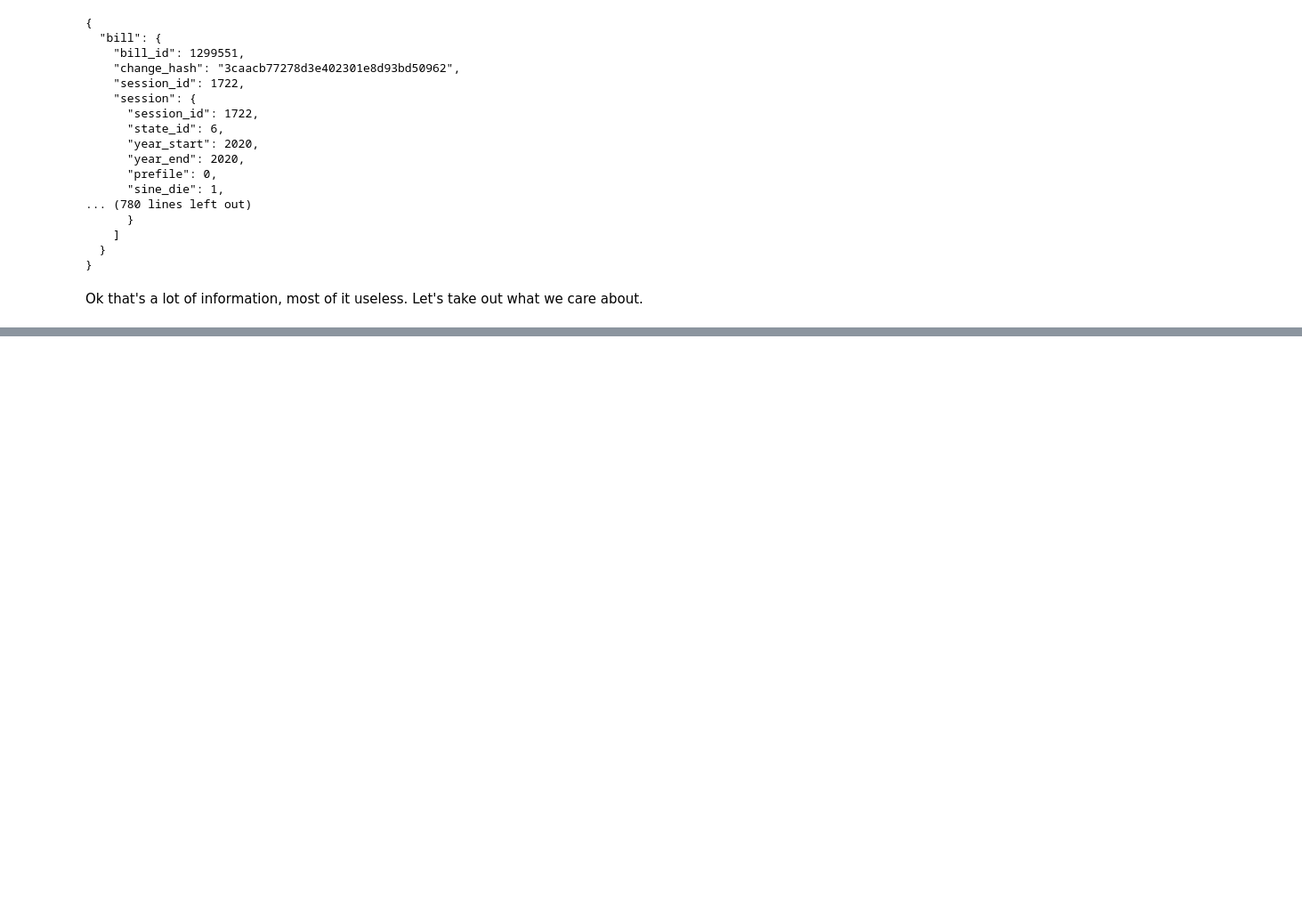
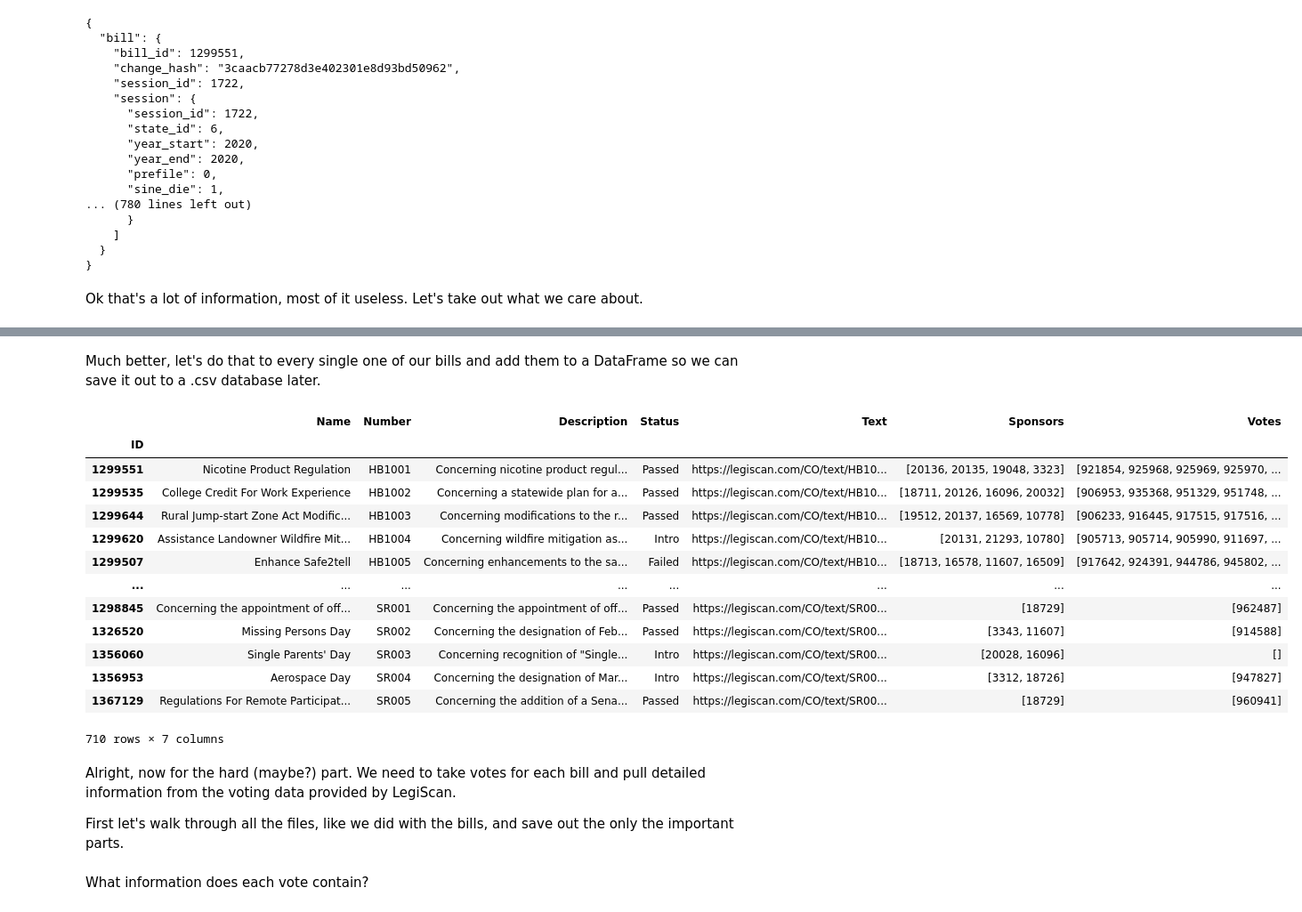
Before and after one commit to silas-wunder/LegiScan, a Jupyter notebook: basic_analysis.ipynb, the cells around one changed output, grey strips where cells are left out. Shown at 89% size. Saved outputs shown, nothing was run; the diff lists cells and outputs as text; code cells hidden in the pictures; blank space fills up the shorter version.

Commit message:
added vote parsing

```diff
--- a/basic_analysis.ipynb
+++ b/basic_analysis.ipynb
@@ -192,0 +42,38 @@ len(bill_objects)
+# %%
+statuses = [
+    "N\\A",
+    "Intro",
+    "Engrossed",
+    "Enrolled",
+    "Passed",
+    "Vetoed",
+    "Failed",
+    "Override",
+    "Chaptered",
+    "Refer",
+    "Report Pass",
+    "Report DNP",
+    "Draft",
+]
+bill_id = bills[0]['bill']['bill_id']
+status = statuses[bills[0]["bill"]["status"]]
+bill_name = bills[0]["bill"]["title"]
+bill_number = bills[0]["bill"]["bill_number"]
+bill_desc = bills[0]["bill"]["description"]
+text_link = bills[0]["bill"]["texts"][-1]["url"]
+sponsors = []
+for person in bills[0]["bill"]["sponsors"]:
+    sponsors.append(person["people_id"])
+roll_call_ids = []
+for vote in bills[0]["bill"]["votes"]:
+    roll_call_ids.append(vote["roll_call_id"])
+example_bill = {
+    "ID": bill_id,
+    "Name": bill_name,
+    "Number": bill_number,
+    "Description": bill_desc,
+    "Text": text_link,
+    "Sponsors": f"{sponsors}",
+    "Votes": f"{roll_call_ids}",
+}
+example_bill
@@ -192,0 +88,2 @@ len(bill_objects)
+# %% [markdown]
+Much better, let's do that to every single one of our bills and add them to a DataFrame so we can save it out to a .csv database later.
@@ -192,0 +136,23 @@ len(bill_objects)
+# %%
+bill_df = pd.DataFrame.from_records(bill_list)
+bill_df.set_index("ID", inplace=True)
+bill_df
+# %% [output]
+|  | Name | Number | Description | Status | Text | Sponsors | Votes |
+| ID |  |  |  |  |  |  |  |
+| 1299551 | Nicotine Product Regulation | HB1001 | Concerning nicotine product regul... | Passed | https://legiscan.com/CO/text/HB10... | [20136, 20135, 19048, 3323] | [921854, 925968, 925969, 925970, ... |
+| 1299535 | College Credit For Work Experience | HB1002 | Concerning a statewide plan for a... | Passed | https://legiscan.com/CO/text/HB10... | [18711, 20126, 16096, 20032] | [906953, 935368, 951329, 951748, ... |
+| 1299644 | Rural Jump-start Zone Act Modific... | HB1003 | Concerning modifications to the r... | Passed | https://legiscan.com/CO/text/HB10... | [19512, 20137, 16569, 10778] | [906233, 916445, 917515, 917516, ... |
+| 1299620 | Assistance Landowner Wildfire Mit... | HB1004 | Concerning wildfire mitigation as... | Intro | https://legiscan.com/CO/text/HB10... | [20131, 21293, 10780] | [905713, 905714, 905990, 911697, ... |
+| 1299507 | Enhance Safe2tell | HB1005 | Concerning enhancements to the sa... | Failed | https://legiscan.com/CO/text/HB10... | [18713, 16578, 11607, 16509] | [917642, 924391, 944786, 945802, ... |
+| ... | ... | ... | ... | ... | ... | ... | ... |
+| 1298845 | Concerning the appointment of off... | SR001 | Concerning the appointment of off... | Passed | https://legiscan.com/CO/text/SR00... | [18729] | [962487] |
+| 1326520 | Missing Persons Day | SR002 | Concerning the designation of Feb... | Passed | https://legiscan.com/CO/text/SR00... | [3343, 11607] | [914588] |
+| 1356060 | Single Parents' Day | SR003 | Concerning recognition of "Single... | Intro | https://legiscan.com/CO/text/SR00... | [20028, 16096] | [] |
+| 1356953 | Aerospace Day | SR004 | Concerning the designation of Mar... | Intro | https://legiscan.com/CO/text/SR00... | [3312, 18726] | [947827] |
+| 1367129 | Regulations For Remote Participat... | SR005 | Concerning the addition of a Sena... | Passed | https://legiscan.com/CO/text/SR00... | [18729] | [960941] |
+710 rows × 7 columns
+# %% [markdown]
+Alright, now for the hard (maybe?) part. We need to take votes for each bill and pull detailed information from the voting data provided by LegiScan.
+
+First let's walk through all the files, like we did with the bills, and save out the only the important parts.
@@ -192,0 +168,2 @@ len(bill_objects)
+# %% [markdown]
+What information does each vote contain?
```
Also changed, not shown: parts of 14 cells of this notebook.
